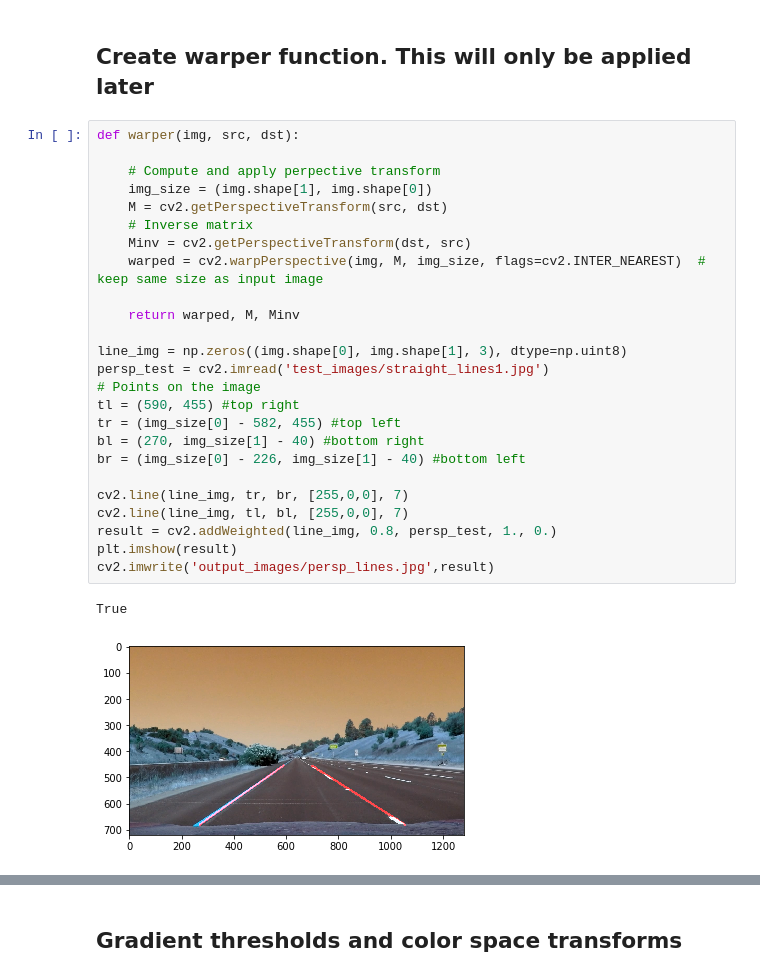
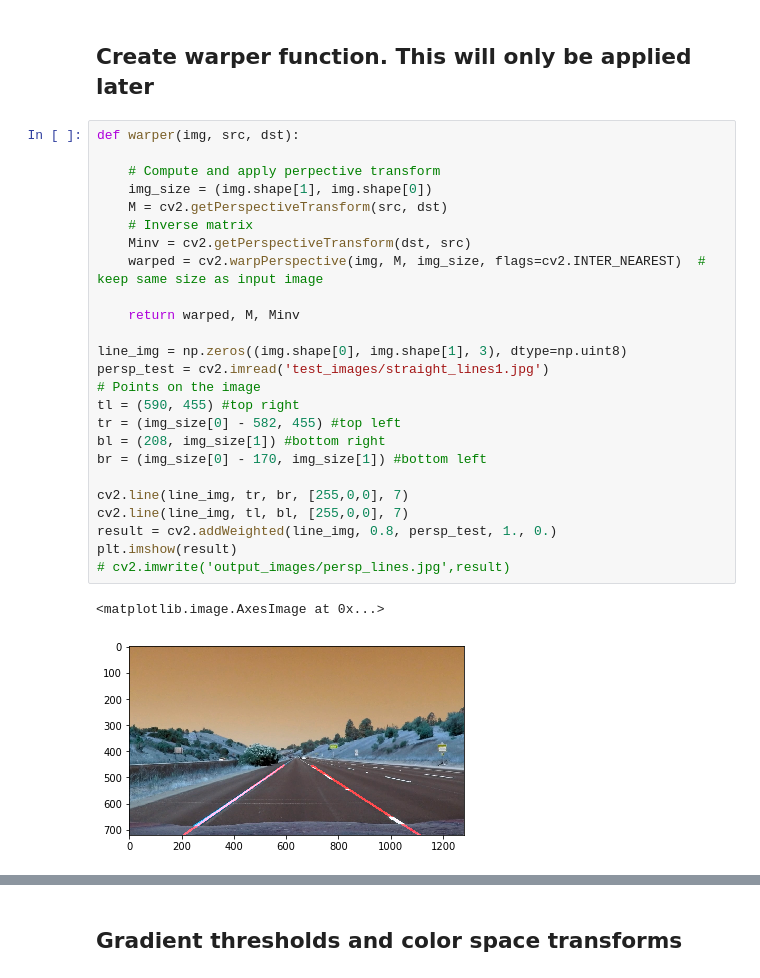
Before and after one commit to lealldiogo/CarND-Advanced-Lane-Lines, a Jupyter notebook: Project.ipynb, the cells around one changed output, grey strips where cells are left out. Saved outputs shown, nothing was run; the diff lists cells and outputs as text.

```diff
--- a/Project.ipynb
+++ b/Project.ipynb
@@ -61,31 +61,31 @@ visualize(img, dst)
 # %%
 def warper(img, src, dst):
 
     # Compute and apply perpective transform
     img_size = (img.shape[1], img.shape[0])
     M = cv2.getPerspectiveTransform(src, dst)
     # Inverse matrix
     Minv = cv2.getPerspectiveTransform(dst, src)
     warped = cv2.warpPerspective(img, M, img_size, flags=cv2.INTER_NEAREST)  # keep same size as input image
 
     return warped, M, Minv
 
 line_img = np.zeros((img.shape[0], img.shape[1], 3), dtype=np.uint8)
 persp_test = cv2.imread('test_images/straight_lines1.jpg')
 # Points on the image
 tl = (590, 455) #top right
 tr = (img_size[0] - 582, 455) #top left
-bl = (270, img_size[1] - 40) #bottom right
-br = (img_size[0] - 226, img_size[1] - 40) #bottom left
+bl = (208, img_size[1]) #bottom right
+br = (img_size[0] - 170, img_size[1]) #bottom left
 
 cv2.line(line_img, tr, br, [255,0,0], 7)
 cv2.line(line_img, tl, bl, [255,0,0], 7)
 result = cv2.addWeighted(line_img, 0.8, persp_test, 1., 0.)
 plt.imshow(result)
-cv2.imwrite('output_images/persp_lines.jpg',result)
+# cv2.imwrite('output_images/persp_lines.jpg',result)
 # %% [output]
-True
+<matplotlib.image.AxesImage at 0x...>
-[figure, old version]
+[figure, new version]
 # %%
 # For source points I'm looking at the straight line test images
 # and drawing lines on the image to match lane lines
```
Also changed, not shown: parts of 12 cells of this notebook, 1 other file.
